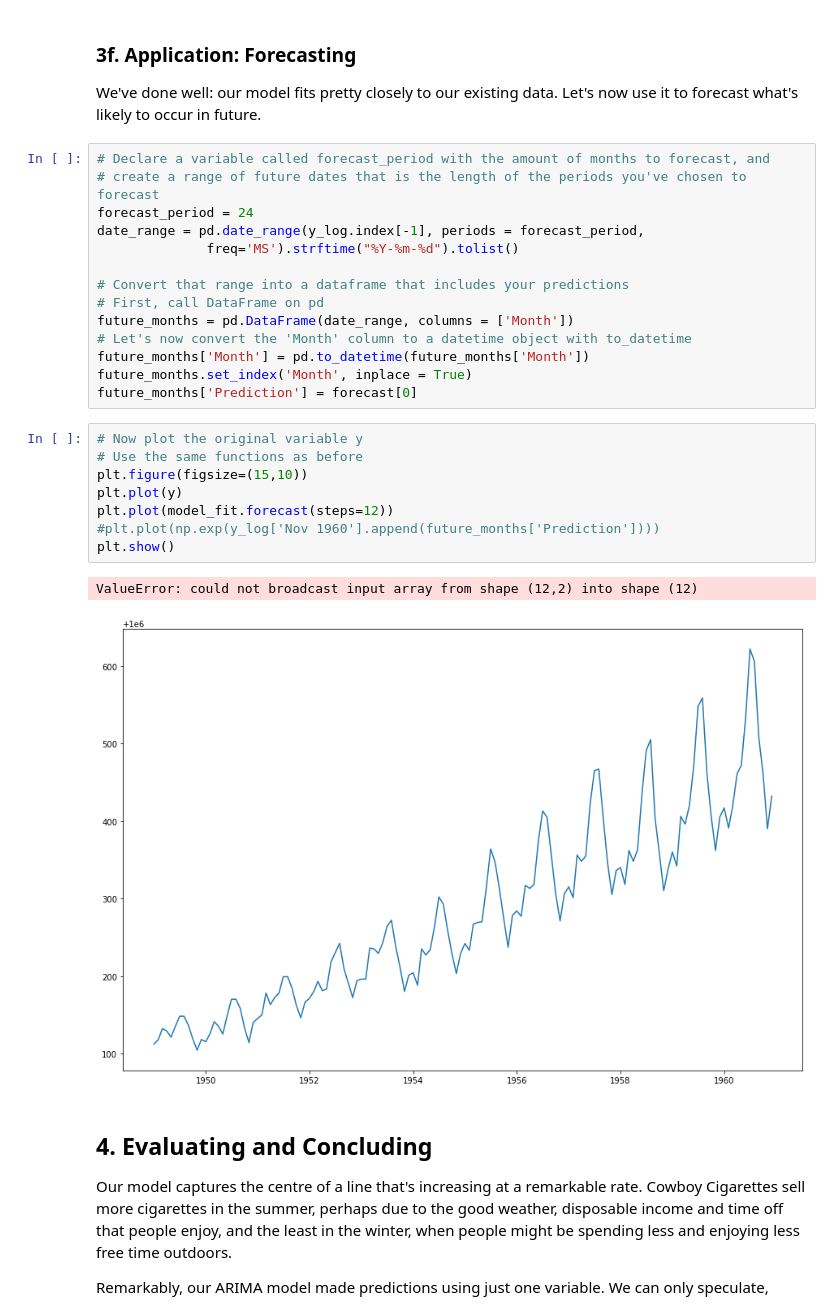
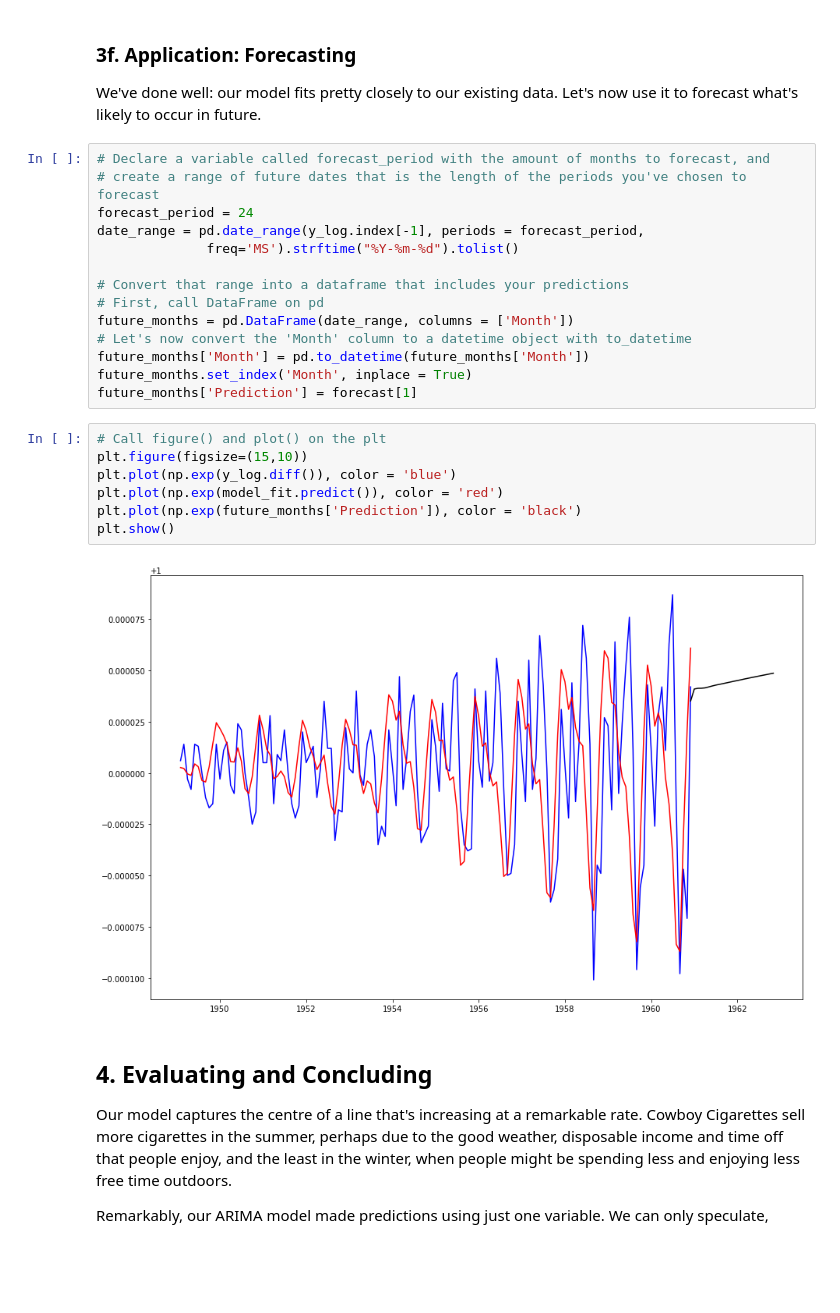
Before and after one commit to haberkornm/Springboard, a Jupyter notebook: Cowboys&CigrettesCaseStudy/Cowboy Cigarettes Case Study - Tier 1.ipynb, the cells around one changed output. Saved outputs shown, nothing was run; the diff lists cells and outputs as text; blank space fills up the shorter version.

```diff
--- a/Cowboys&CigrettesCaseStudy/Cowboy Cigarettes Case Study - Tier 1.ipynb
+++ b/Cowboys&CigrettesCaseStudy/Cowboy Cigarettes Case Study - Tier 1.ipynb
@@ -472,18 +472,16 @@ future_months = pd.DataFrame(date_range, columns = ['Month'])
 # Let's now convert the 'Month' column to a datetime object with to_datetime
 future_months['Month'] = pd.to_datetime(future_months['Month'])
 future_months.set_index('Month', inplace = True)
-future_months['Prediction'] = forecast[0]
+future_months['Prediction'] = forecast[1]
 # %%
-# Now plot the original variable y
-# Use the same functions as before
+# Call figure() and plot() on the plt
 plt.figure(figsize=(15,10))
-plt.plot(y)
-plt.plot(model_fit.forecast(steps=12))
-#plt.plot(np.exp(y_log['Nov 1960'].append(future_months['Prediction'])))
+plt.plot(np.exp(y_log.diff()), color = 'blue')
+plt.plot(np.exp(model_fit.predict()), color = 'red')
+plt.plot(np.exp(future_months['Prediction']), color = 'black')
 plt.show()
 # %% [output]
-ValueError: could not broadcast input array from shape (12,2) into shape (12)
-[figure, old version]
+[figure, new version]
 # %% [markdown]
 ## 4. Evaluating and Concluding
 
```
Also changed, not shown: parts of 2 cells of this notebook.
